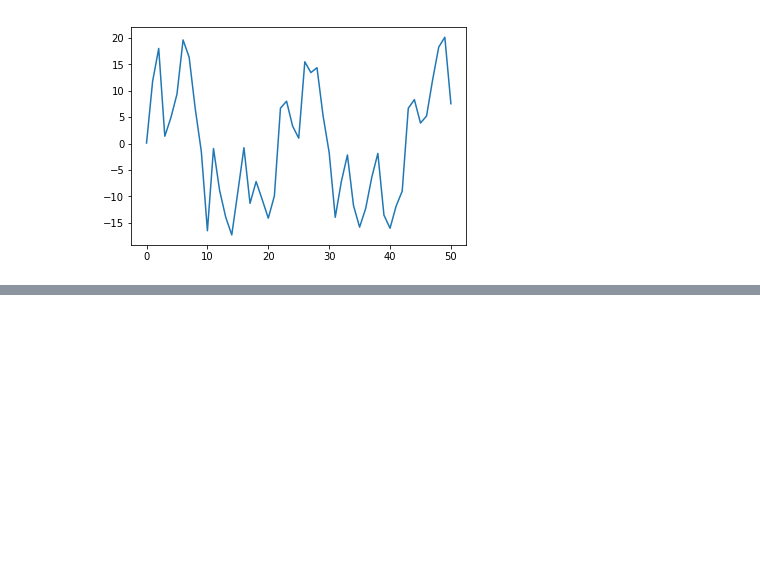
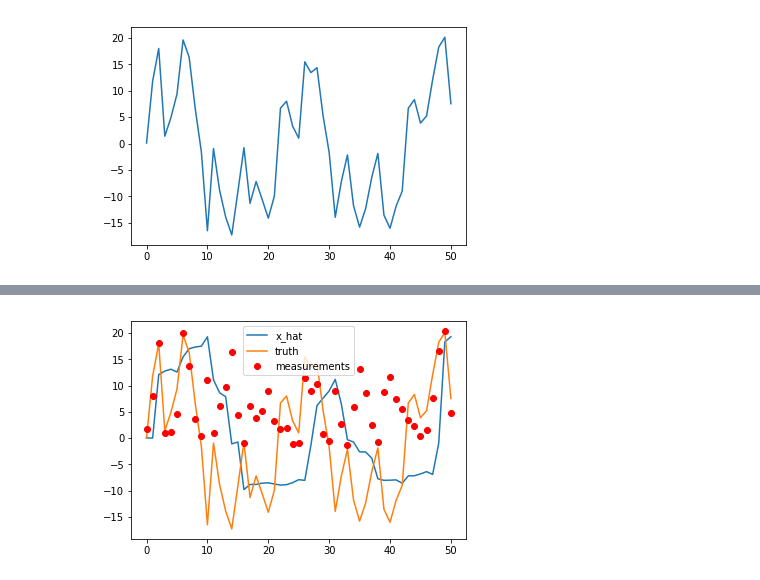
Before and after one commit to lindawangg/Survey-Nonlinear-Filters, a Jupyter notebook: enkf_example.ipynb, the cells around one changed output, grey strips where cells are left out. Drawn from its saved outputs; the diff is of its cells as text; code cells hidden in the pictures; blank space fills up the shorter version.

Commit message:
finished ensemble filter implementation

```diff
--- a/enkf_example.ipynb
+++ b/enkf_example.ipynb
@@ -26,11 +26,3 @@ plt.plot(range(T+1), x)
 # %% [output]
 [<matplotlib.lines.Line2D at 0x...>]
 [figure]
-# %%
-mu = np.zeros(T+1)
-
-# init ensemble
-N = 100
-
-for k in range(0,T+1):
-    sigmas = np.random.normal(x[k], np.sqrt(P[0]), size=N)
@@ -120,0 +29,59 @@ plt.show()
+# %%
+def fx(sigmas, step):
+    sigmas_f = np.zeros(len(sigmas))
+    for i,s in enumerate(sigmas):
+        sigmas_f[i] = 0.5*s + 25*s/(1+s**2) + 8*np.cos(1.2*step) + np.random.normal(0, np.sqrt(Q))
+    return sigmas_f
+
+def hx(sigmas_f):
+    sigmas_m = np.zeros(len(sigmas))
+    for i,s in enumerate(sigmas_f):
+        sigmas_m[i] = 0.05*s**2 + np.random.normal(0, np.sqrt(R))
+    return sigmas_m
+# %%
+# init ensemble
+N = 100
+x_hats = []
+Ps = []
+Ps.append(P0)
+sigmas = np.random.normal(mu0, np.sqrt(P0), size=N)
+x_hats.append(np.mean(sigmas))
+
+for t in range(0,T):
+    # predict
+    sigmas_f = fx(sigmas, t) # pass sigmas through process model
+    x_p = np.mean(sigmas_f)
+
+    p_p = 0
+    for s in sigmas_f:
+        p_p += (s-x_p)**2
+    p_p = p_p / (N-1)
+
+    #update
+    sigmas_m = hx(sigmas_f)
+    x_m = np.mean(sigmas_f)
+    P_zz = 0 # covariance of measurement sigma points
+    for s in sigmas_m:
+        P_zz += (s-x_m)**2
+    P_zz = P_zz / (N-1) + R
+
+    P_xz = 0 # cross covariance of measurement sigma points and sigma points
+    for sf, sm in zip(sigmas_f, sigmas_m):
+        P_xz += (sf - x_p)*(sm - x_m)
+    P_xz = P_xz / (N-1)
+
+    K = P_xz / P_zz
+    # update sigma points
+    for i,s in enumerate(sigmas_m):
+        sigmas[i] += K*(y[t+1] - s)
+    x_hats.append(np.mean(sigmas))
+    Ps.append(Ps[-1] - K*P_zz*K)
+
+plt.figure(1)
+plt.plot(range(T+1), x_hats, label='x_hat')
+plt.plot(range(T+1), x, label='truth')
+plt.plot(range(T+1), y, 'ro', label='measurements')
+plt.legend()
+plt.show()
+# %% [output]
+[figure, added]
```
Also changed, not shown: parts of 3 cells of this notebook, 4 other files.
